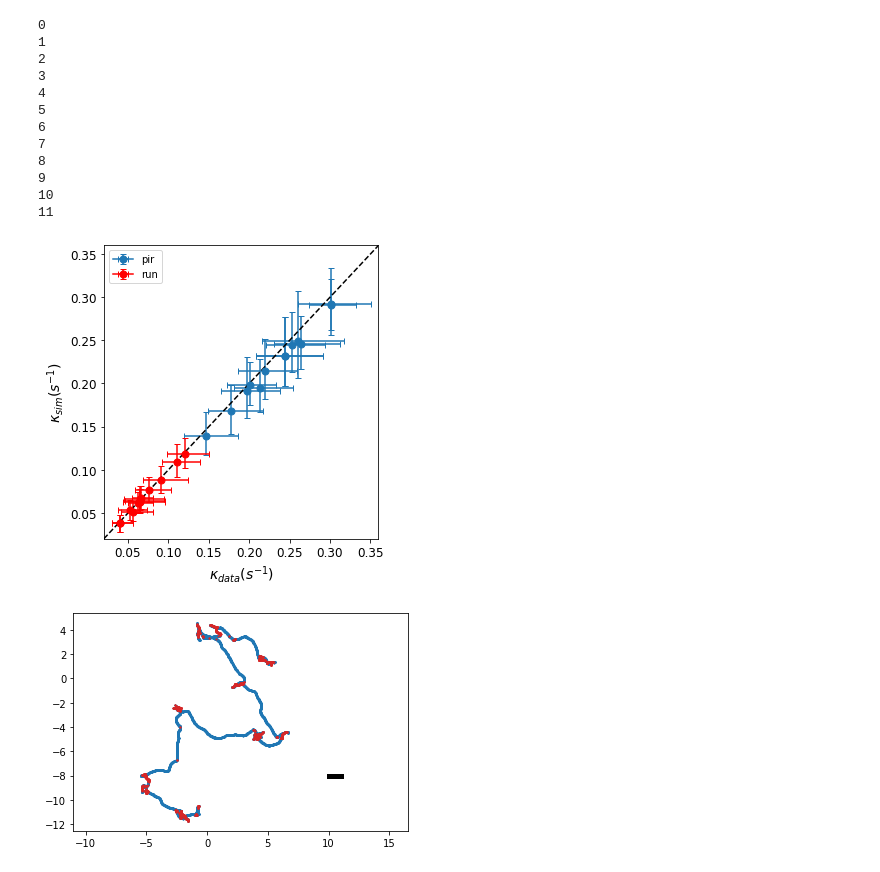
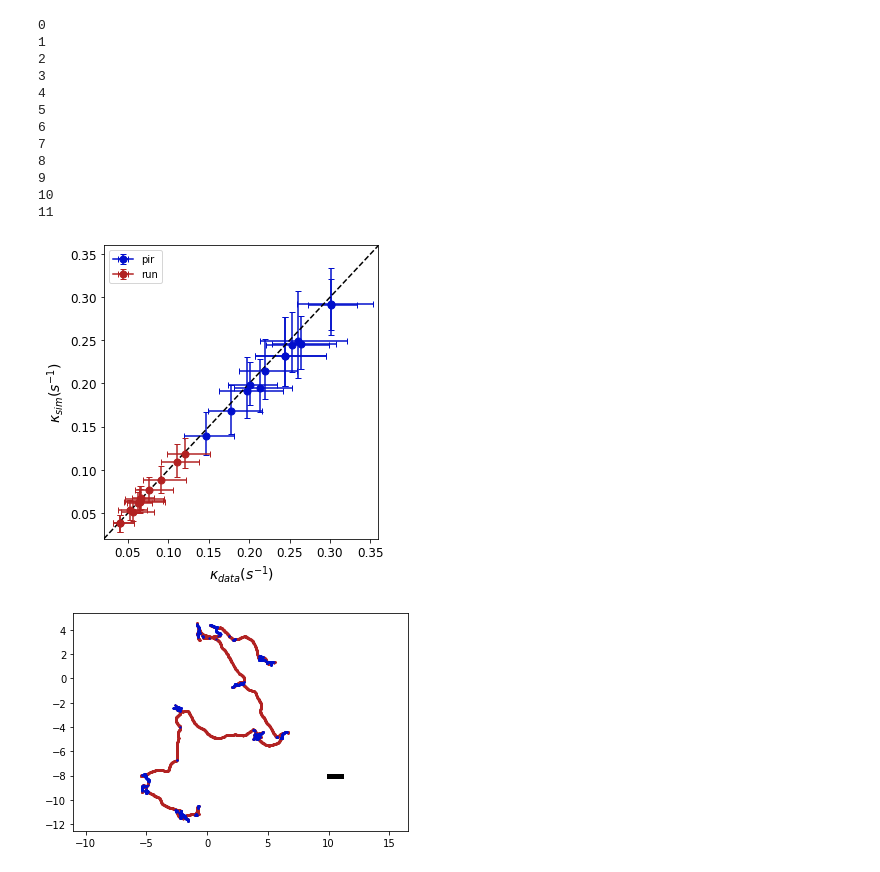
Before and after one commit to AntonioCCosta/markov_worm, a Jupyter notebook: Fig2.ipynb, the cells around one changed output. Cells and saved outputs as stored; diff of their text form; code cells hidden in the pictures.

Commit message:
Updated colors of figures and added cross validation supplement

```diff
--- a/Fig2.ipynb
+++ b/Fig2.ipynb
@@ -81,15 +81,12 @@ def bootstrap(l,n_times,confidence_interval=95,n_samples=None,median=False,maxim
 plt.figure(figsize=(12,4))
 for kd in range(3):
     plt.subplot(1,3,kd+1)
-    mean,cil,ciu = bootstrap(acfs_data_w[:,:,kd],n_times=1000)
-    plt.plot(lags_acf*dt,mean,lw=2,c='k')
-    plt.fill_between(lags_acf*dt,cil,ciu,alpha=.3,color='k')
     mean,cil,ciu = bootstrap(np.concatenate(acfs_sims_w[:,:,:,kd],axis=0),n_times=1000,n_samples = len(tseries_w))
     plt.plot(lags_acf*dt,mean,lw=2)
-    plt.fill_between(lags_acf*dt,cil,ciu,alpha=.3)
-#     mean,cil,ciu = bootstrap(np.concatenate(acfs_shuffled_sims_w[:,:,:,kd],axis=0),n_times=1000,n_samples = len(tseries_w))
-#     plt.plot(lags_acf*dt,mean,lw=3,alpha=.5)
-#     plt.fill_between(lags_acf*dt,cil,ciu,alpha=.2)
+    plt.fill_between(lags_acf*dt,cil,ciu,alpha=.2)
+    mean,cil,ciu = bootstrap(acfs_data_w[:,:,kd],n_times=1000)
+    plt.plot(lags_acf*dt,mean,lw=2,c='k',ls='--')
+    plt.fill_between(lags_acf*dt,cil,ciu,alpha=.2,color='k')
     plt.axhline(0,c='k',lw=2)
     plt.xlim(0,5)
     plt.ylim(-.5,1)
@@ -103,16 +100,12 @@ plt.show()
 plt.figure(figsize=(8,4))
 kd=kd+1
 plt.subplot(1,2,1)
-mean,cil,ciu = bootstrap(acfs_data_w[:,:,kd],n_times=1000)
-plt.plot(lags_acf*dt,mean,lw=2,c='k')
-plt.fill_between(lags_acf*dt,cil,ciu,alpha=.3,color='k')
 mean,cil,ciu = bootstrap(np.concatenate(acfs_sims_w[:,:,:,kd],axis=0),n_times=1000,n_samples = len(tseries_w))
 plt.plot(lags_acf*dt,mean,lw=2)
-plt.fill_between(lags_acf*dt,cil,ciu,alpha=.3)
-# mean,cil,ciu = bootstrap(np.concatenate(acfs_shuffled_sims_w[:,:,:,kd],axis=0),n_times=1000,n_samples = len(tseries_w))
-# plt.plot(lags_acf*dt,mean,lw=3,alpha=.5)
-# plt.fill_between(lags_acf*dt,cil,ciu,alpha=.2)
-# plt.fill_between(lags_acf*dt,cil,ciu,alpha=.2)
+plt.fill_between(lags_acf*dt,cil,ciu,alpha=.2)
+mean,cil,ciu = bootstrap(acfs_data_w[:,:,kd],n_times=1000)
+plt.plot(lags_acf*dt,mean,lw=2,c='k',ls='--')
+plt.fill_between(lags_acf*dt,cil,ciu,alpha=.2,color='k')
 plt.axhline(0,c='k',lw=2)
 plt.xlim(0,5)
 plt.ylim(-.5,1)
@@ -120,15 +113,12 @@ plt.ylabel('$a_{}$'.format(kd+1),fontsize=15)
 plt.xlabel('time(s)',fontsize=15)
 kd=kd+1
 plt.subplot(1,2,2)
-mean,cil,ciu = bootstrap(acfs_data_w[:,:,kd],n_times=1000)
-plt.plot(lags_acf*dt,mean,lw=2,c='k',label='data')
-plt.fill_between(lags_acf*dt,cil,ciu,alpha=.3,color='k')
 mean,cil,ciu = bootstrap(np.concatenate(acfs_sims_w[:,:,:,kd],axis=0),n_times=1000,n_samples = len(tseries_w))
 plt.plot(lags_acf*dt,mean,lw=2,label='sim')
-plt.fill_between(lags_acf*dt,cil,ciu,alpha=.3)
-# mean,cil,ciu = bootstrap(np.concatenate(acfs_shuffled_sims_w[:,:,:,kd],axis=0),n_times=1000,n_samples = len(tseries_w))
-# plt.plot(lags_acf*dt,mean,lw=3,alpha=.5,label='shuffle')
-# plt.fill_between(lags_acf*dt,cil,ciu,alpha=.2)
+plt.fill_between(lags_acf*dt,cil,ciu,alpha=.2)
+mean,cil,ciu = bootstrap(acfs_data_w[:,:,kd],n_times=1000)
+plt.plot(lags_acf*dt,mean,lw=2,c='k',label='data',ls='--')
+plt.fill_between(lags_acf*dt,cil,ciu,alpha=.2,color='k')
 plt.axhline(0,c='k',lw=2)
 plt.xlim(0,5)
 plt.ylim(-.5,1)
@@ -251,8 +241,8 @@ def bootstrap_rates(l,n_times,confidence_interval=95):
     cil = ma.masked_array(cil, np.isnan(cil))
     ciu = ma.masked_array(ciu, np.isnan(ciu))
     return 1/ma.mean(l,axis=0),cil,ciu
-# %%
-colors_state_=plt.rcParams['axes.prop_cycle'].by_key()['color'][:10]
+# %%
+colors_state_ = ['#010fcc','firebrick']
 # %%
 n_states=2
 
@@ -300,36 +290,36 @@ for worm in worms:
 # %%
 state_idx=0
 plt.figure(figsize=(5,5))
 for worm in worms:
     mean,cil,ciu = rates_data_w[worm][state_idx]
     mean_s,cil_s,ciu_s = rates_sim_w[worm][state_idx]
     plt.errorbar(mean,mean_s,xerr=[[mean-cil],[ciu-mean]],yerr=[[mean_s-cil_s],[ciu_s-mean_s]],c=colors_state_[state_idx],capsize=3,marker='o',markersize=7)
 plt.errorbar(mean,mean_s,xerr=[[mean-cil],[ciu-mean]],yerr=[[mean_s-cil_s],[ciu_s-mean_s]],c=colors_state_[state_idx],capsize=3,marker='o',markersize=7,label='pir')
 
 
 state_idx=1
 # plt.figure(figsize=(5,5))
 for worm in worms:
     mean,cil,ciu = rates_data_w[worm][state_idx]
     mean_s,cil_s,ciu_s = rates_sim_w[worm][state_idx]
-    plt.errorbar(mean,mean_s,xerr=[[mean-cil],[ciu-mean]],yerr=[[mean_s-cil_s],[ciu_s-mean_s]],c='red',capsize=3,marker='o',markersize=7)
-plt.errorbar(mean,mean_s,xerr=[[mean-cil],[ciu-mean]],yerr=[[mean_s-cil_s],[ciu_s-mean_s]],c='red',capsize=3,marker='o',markersize=7,label='run')
+    plt.errorbar(mean,mean_s,xerr=[[mean-cil],[ciu-mean]],yerr=[[mean_s-cil_s],[ciu_s-mean_s]],c=colors_state_[state_idx],capsize=3,marker='o',markersize=7)
+plt.errorbar(mean,mean_s,xerr=[[mean-cil],[ciu-mean]],yerr=[[mean_s-cil_s],[ciu_s-mean_s]],c=colors_state_[state_idx],capsize=3,marker='o',markersize=7,label='run')
 
 xrange=np.linspace(.02,.5,2)
 plt.plot(xrange,xrange,c='k',ls='--')
 # plt.axis('equal')
 plt.xticks(fontsize=12)
 plt.yticks(fontsize=12)
 plt.xlim(.02,.36)
 plt.ylim(.02,.36)
 plt.ylabel(r'$\kappa_{sim}(s^{-1})$',fontsize=14)
 plt.xlabel(r'$\kappa_{data}(s^{-1})$',fontsize=14)
 plt.legend()
 plt.tight_layout()
 # plt.savefig('rate_both_states_caps.pdf')
 plt.show()
 # %% [output]
-[figure, old version]
+[figure, new version]
 # %%
 from scipy.io import loadmat
 mat = loadmat('../data/Foraging_N2/shapes.mat')
@@ -352,12 +342,12 @@ tf=int(15*frameRate*60)
 labels = cluster_traj[kw*len_w:(kw+1)*len_w][t0:tf]
 # %%
 sel = labels==1
+plt.scatter(wormCM[kw][t0:tf][sel,0],wormCM[kw][t0:tf][sel,1],c=colors_state_[1],s=1,alpha=1,vmin=-.2,vmax=1.2)
+sel = labels==0
 plt.scatter(wormCM[kw][t0:tf][sel,0],wormCM[kw][t0:tf][sel,1],c=colors_state_[0],s=1,alpha=1,vmin=-.2,vmax=1.2)
-sel = labels==0
-plt.scatter(wormCM[kw][t0:tf][sel,0],wormCM[kw][t0:tf][sel,1],c=colors_state_[3],s=1,alpha=1,vmin=-.2,vmax=1.2)
 plt.axis('equal')
 plt.plot([10,11],[-8,-8],c='k',lw=5)
 # plt.savefig('centroid_example_run_pirouette.png',dpi=600)
 plt.show()
 # %% [output]
-[figure, old version]
+[figure, new version]
```
Also changed, not shown: parts of 4 cells of this notebook, 14 other files.
